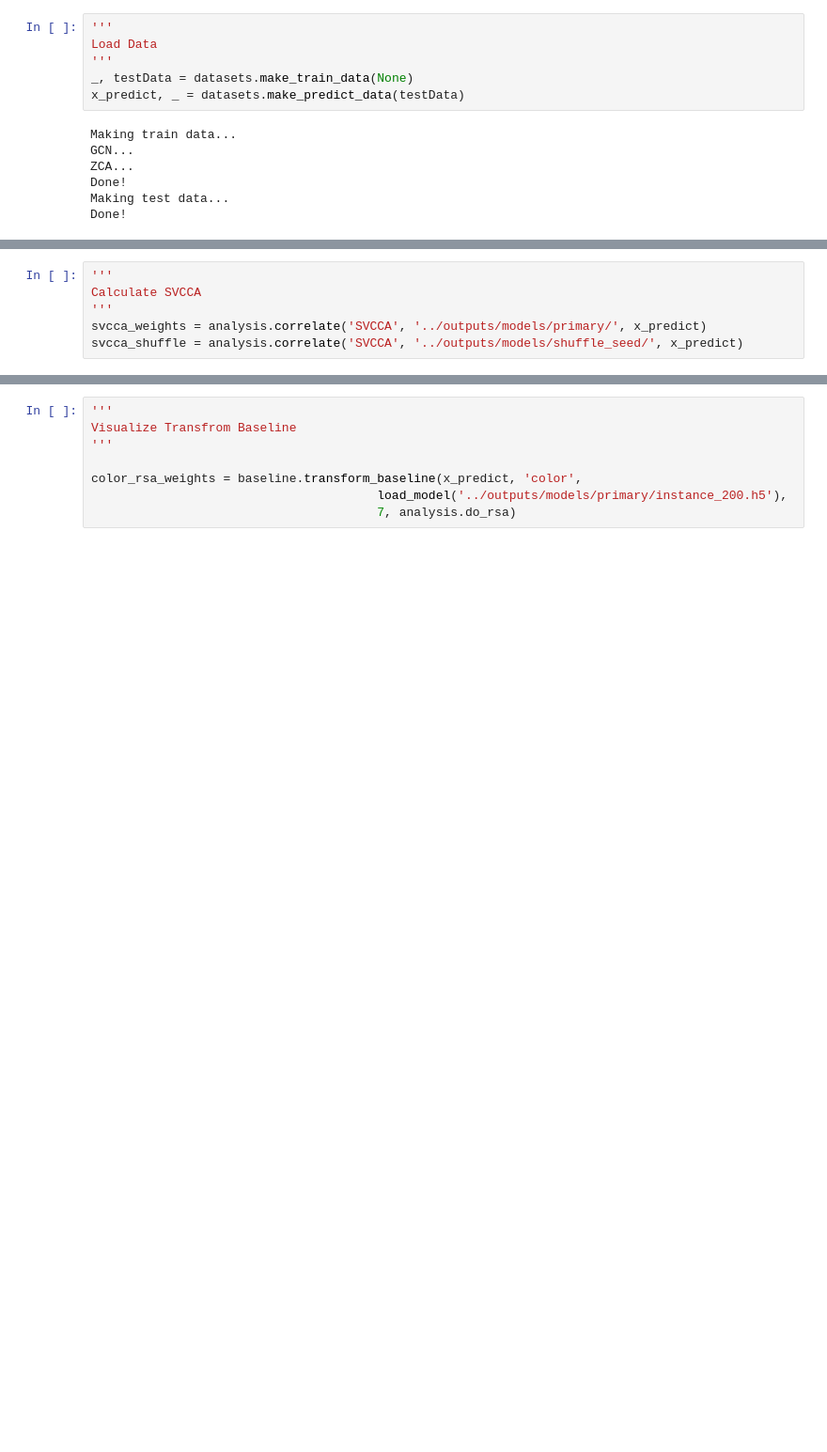
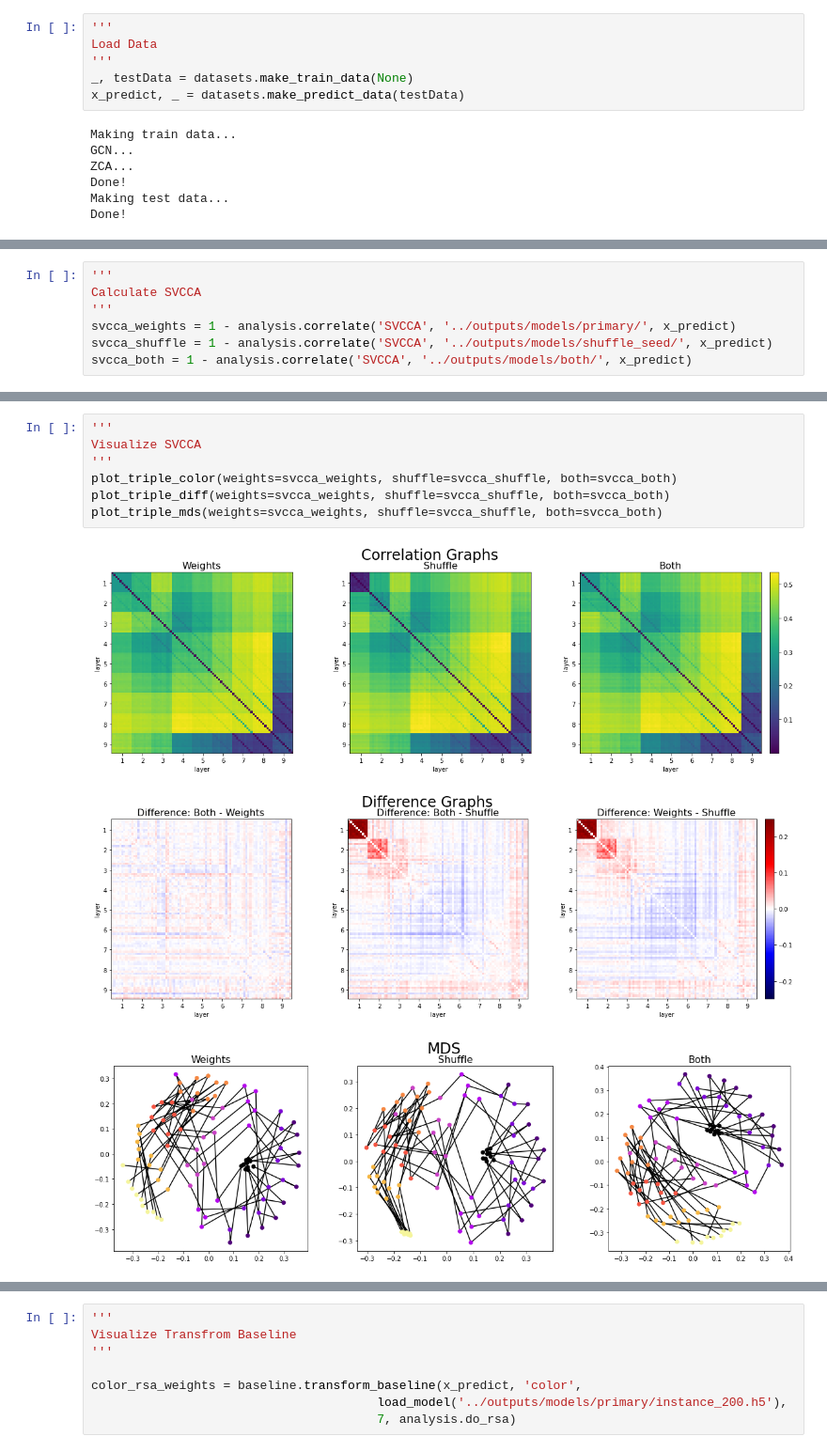
Before and after one commit to VandyCatLab/modelzoo, a Jupyter notebook: notebooks/Correlations.ipynb, the cells around one changed output, grey strips where cells are left out. Shown at 94% size. Drawn from its saved outputs; the diff is of its cells as text; blank space fills up the shorter version.

```diff
--- a/notebooks/Correlations.ipynb
+++ b/notebooks/Correlations.ipynb
@@ -79,7 +151,8 @@ Done!
 '''
 Calculate SVCCA
 '''
-svcca_weights = analysis.correlate('SVCCA', '../outputs/models/primary/', x_predict)
-svcca_shuffle = analysis.correlate('SVCCA', '../outputs/models/shuffle_seed/', x_predict)
+svcca_weights = 1 - analysis.correlate('SVCCA', '../outputs/models/primary/', x_predict)
+svcca_shuffle = 1 - analysis.correlate('SVCCA', '../outputs/models/shuffle_seed/', x_predict)
+svcca_both = 1 - analysis.correlate('SVCCA', '../outputs/models/both/', x_predict)
 # %% [output]
 **** Load and Preprocess Acts ****
@@ -189,0 +216,11 @@ mds_plot_helper('Shuffle', 1-pwcca_shuffle, max2)
+# %%
+'''
+Visualize SVCCA
+'''
+plot_triple_color(weights=svcca_weights, shuffle=svcca_shuffle, both=svcca_both)
+plot_triple_diff(weights=svcca_weights, shuffle=svcca_shuffle, both=svcca_both)
+plot_triple_mds(weights=svcca_weights, shuffle=svcca_shuffle, both=svcca_both)
+# %% [output]
+[figure, added]
+[figure, added]
+[figure, added]
```
Also changed, not shown: parts of 13 cells of this notebook, 2 other files.
